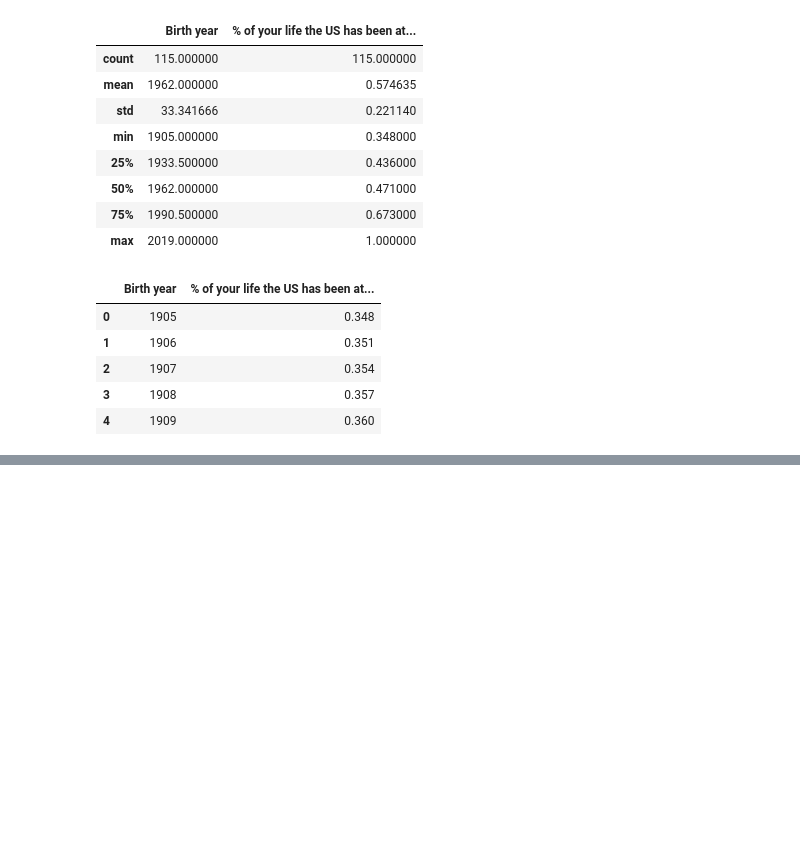
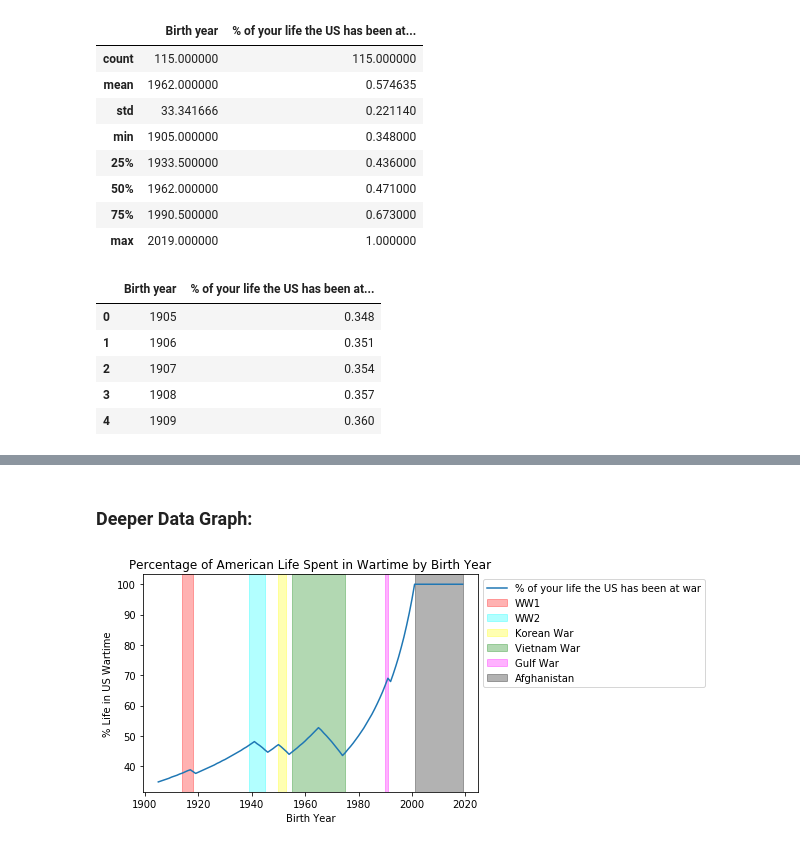
Before and after one commit to rlevv/Makeover_Monday, a Jupyter notebook: 2020W6-US_Wartime_Living/US_Wartime_Living.ipynb, the cells around one changed output, grey strips where cells are left out. Saved outputs shown, nothing was run; the diff lists cells and outputs as text; code cells hidden in the pictures; blank space fills up the shorter version.

```diff
--- a/2020W6-US_Wartime_Living/US_Wartime_Living.ipynb
+++ b/2020W6-US_Wartime_Living/US_Wartime_Living.ipynb
@@ -54,0 +64,16 @@ df.head()
+# %%
+df_wars = pd.DataFrame(np.array([['WW1', 1914, 1918],
+                                 ['WW2', 1939, 1945],
+                                 ['Korean War', 1950, 1953],
+                                 ['Vietnam War', 1955, 1975],
+                                 ['Gulf War', 1990, 1991],
+                                 ['Afghanistan War', 2001, 2019]]),
+                       columns=['War', 'Start Year', 'End Year'])
+
+df['War'] = None
+
+for index, row in df_wars.iterrows():
+    for val in range(int(row['Start Year']), int(row['End Year']) + 1):
+        df.loc[df['Birth year'] == val, 'War'] = row['War']
+
+df.tail()
@@ -54,0 +89,21 @@ df.head()
+# %% [markdown]
+### Deeper Data Graph:
+# %%
+fig, ax = plt.subplots()
+ax.plot(df['Birth year'], 100*df['% of your life the US has been at war'])
+ax.set(xlabel = 'Birth Year',
+       ylabel = '% Life in US Wartime',
+       title = 'Percentage of American Life Spent in Wartime by Birth Year')
+
+colors = ['red', 'cyan', 'yellow', 'green', 'magenta', 'black']
+for index, row in df_wars.iterrows():
+    ax.axvspan(int(row['Start Year']), row['End Year'],
+               color = colors[index],
+               alpha=0.3,
+               label = row['War'])
+ax.legend(bbox_to_anchor=(1, 1))
+
+fig.savefig("pyplot.png")
+plt.show()
+# %% [output]
+[figure, added]
```
Also changed, not shown: parts of 5 cells of this notebook, 1 other file.
